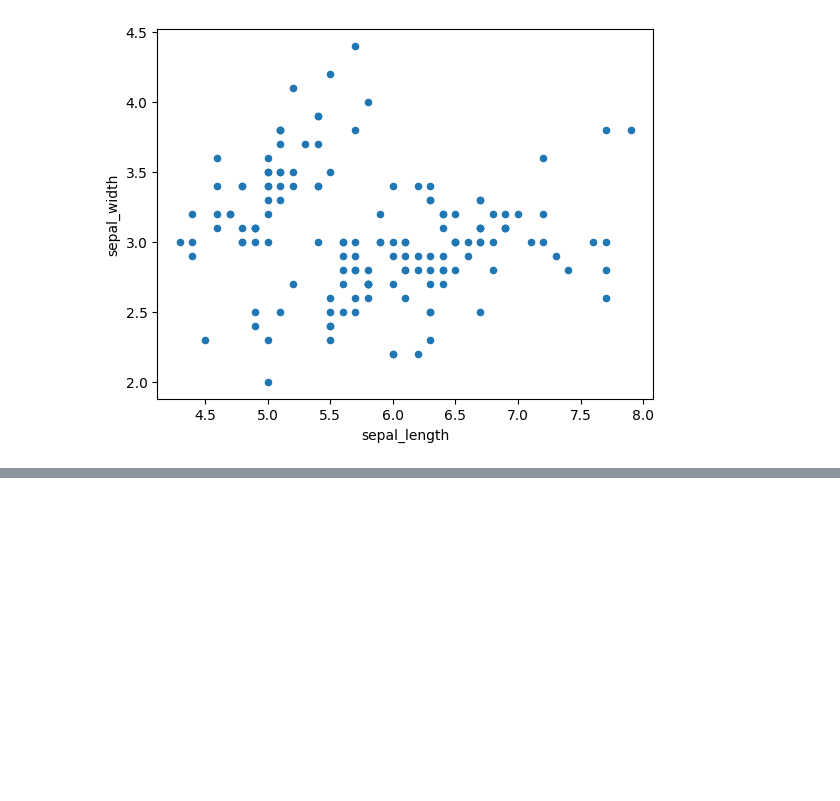
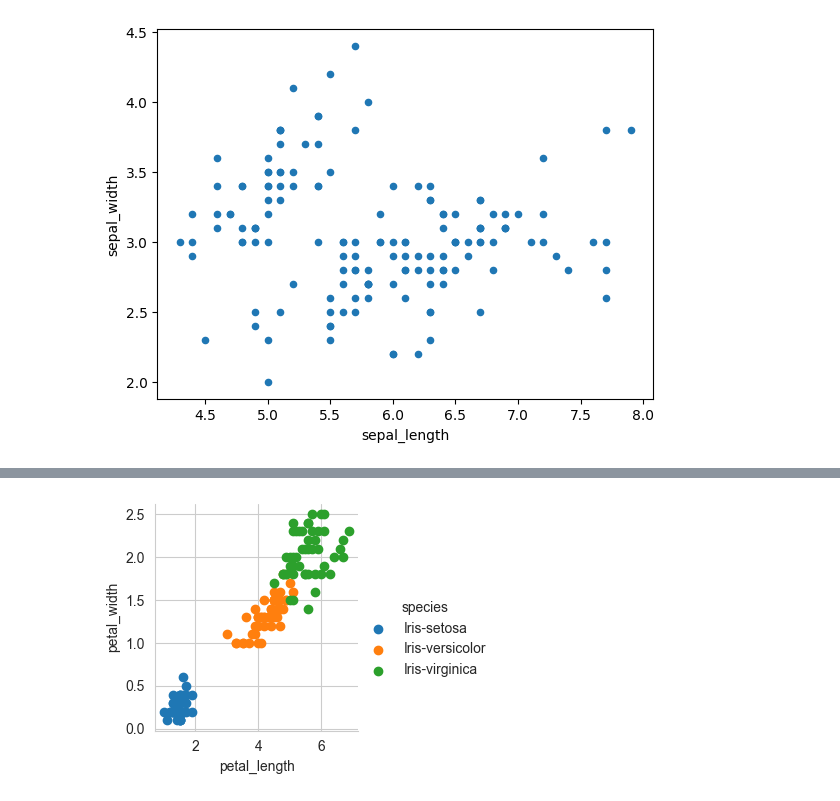
Before and after one commit to tejas-p-28/machine_learning_internship_studio, a Jupyter notebook: Machine Learning Duplicate/self_practice.ipynb, the cells around one changed output, grey strips where cells are left out. Cells and saved outputs as stored; diff of their text form; code cells hidden in the pictures; blank space fills up the shorter version.

```diff
--- a/Machine Learning Duplicate/self_practice.ipynb
+++ b/Machine Learning Duplicate/self_practice.ipynb
@@ -192,0 +198,7 @@ plt.show()
+# %%
+sns.FacetGrid(iris,hue='species')\
+    .map(plt.scatter,'petal_length','petal_width')\
+    .add_legend()
+plt.show()
+# %% [output]
+[figure, added]
```
Also changed, not shown: parts of 11 cells of this notebook.
